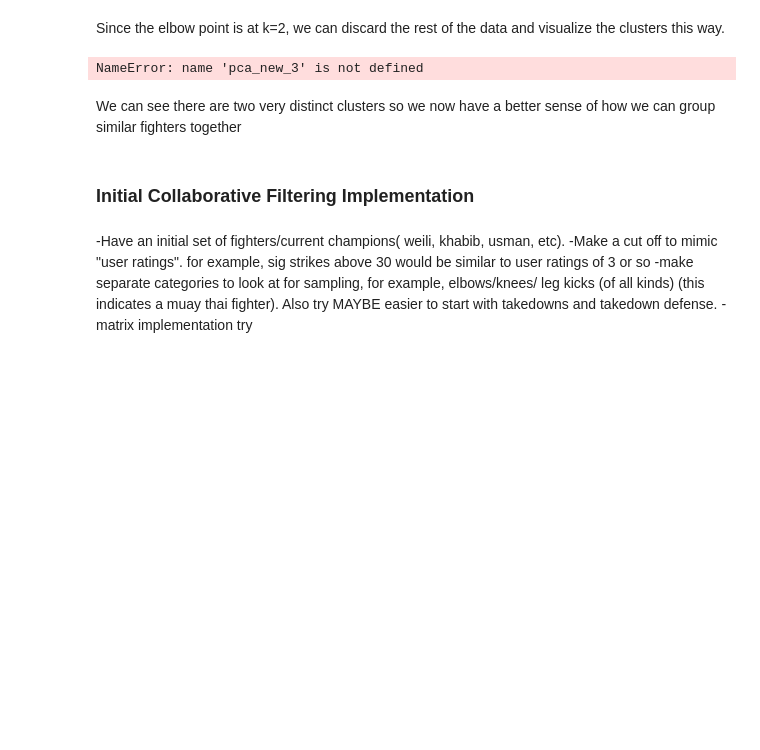
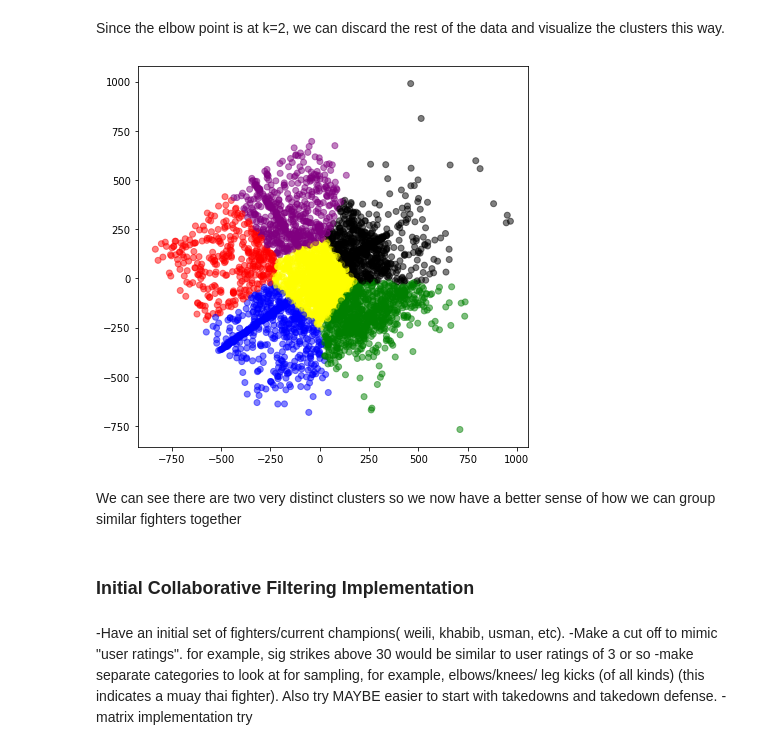
Before and after one commit to abasiamaakpan/UFC_Data_Mining_Project, a Jupyter notebook: Project.ipynb, the cells around one changed output. Saved outputs shown, nothing was run; the diff lists cells and outputs as text; code cells hidden in the pictures; blank space fills up the shorter version.

Commit message:
Update to Kmeans clustering

```diff
--- a/Project.ipynb
+++ b/Project.ipynb
@@ -274,25 +273,25 @@ plt.show()
 Since the elbow point is at k=2, we can discard the rest of the data and visualize the clusters this way.
 # %%
 pca_new_2 = decomposition.PCA(n_components=2)
-X_pca_new_2 = pca_new_3.fit_transform(df_new)
+X_pca_new_2 = pca_new_2.fit_transform(df_new)
-# %% [output]
-NameError: name 'pca_new_3' is not defined
 # %%
 
 #Set a 2 KMeans clustering
-kmeans = KMeans(n_clusters = 2)
+kmeans = KMeans(n_clusters = 6)
 
 #Compute cluster centers and predict cluster indices
 X_clustered = kmeans.fit_predict(X_pca_new_2)
 
 #Define our own color map
-LABEL_COLOR_MAP = {0:'r', 1: 'g'}
+LABEL_COLOR_MAP = {0:'r', 1: 'g', 2: 'b', 3: 'yellow', 4: 'purple', 5: 'black'}
 label_color = [LABEL_COLOR_MAP[l] for l in X_clustered]
 
 # Plot the scatter digram
 plt.figure(figsize = (7,7))
-plt.scatter(X_pca_new_2[:,0],X_pca_new_2[:,2], c= label_color, alpha=0.5)
+plt.scatter(X_pca_new_2[:,0],X_pca_new_2[:,1], c= label_color, alpha=0.5)
 plt.show()
+# %% [output]
+[figure, added]
 # %% [markdown]
 We can see there are two very distinct clusters so we now have a better sense of how we can group similar fighters together
 # %%
```
Also changed, not shown: parts of 5 cells of this notebook.
